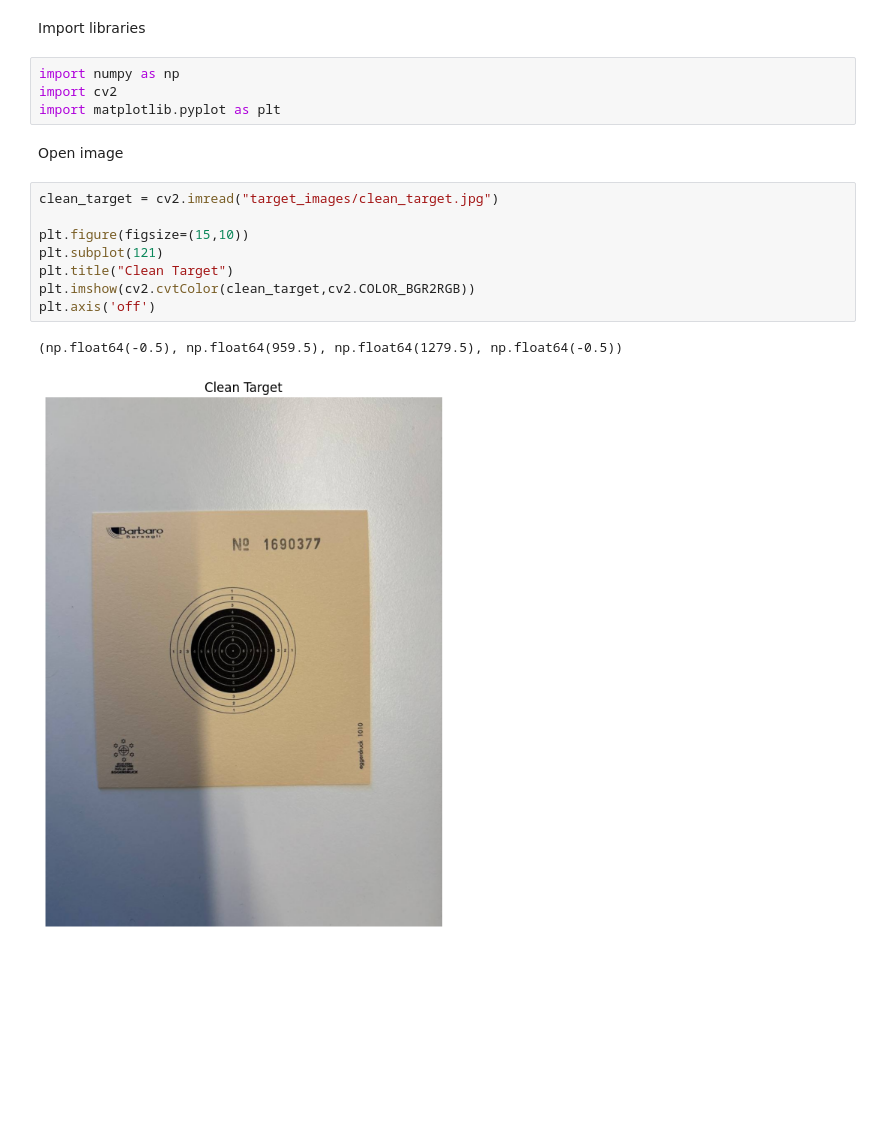
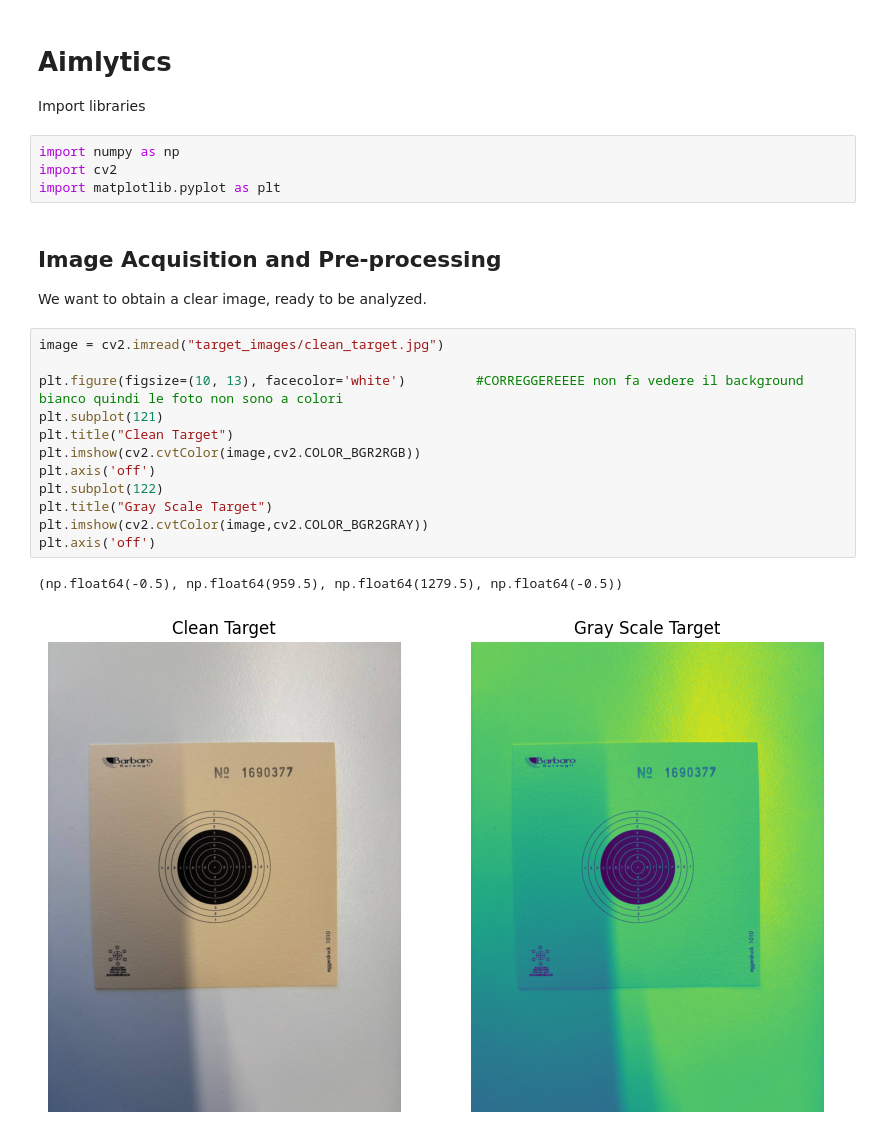
Before and after one commit to Allelallecialle/Aimlytics, a Jupyter notebook: aimlytics_notebook.ipynb, the cells around one changed output. Saved outputs shown, nothing was run; the diff lists cells and outputs as text; blank space fills up the shorter version.

```diff
--- a/aimlytics_notebook.ipynb
+++ b/aimlytics_notebook.ipynb
@@ -1,19 +1,27 @@
-# %% [markdown]
-Import libraries
+# %% [markdown]
+# Aimlytics
+
+
+Import libraries
 # %%
 import numpy as np
 import cv2
 import matplotlib.pyplot as plt
 # %% [markdown]
-Open image
+## Image Acquisition and Pre-processing
+We want to obtain a clear image, ready to be analyzed.
-# %%
-clean_target = cv2.imread("target_images/clean_target.jpg")
-
-plt.figure(figsize=(15,10))
-plt.subplot(121)
-plt.title("Clean Target")
-plt.imshow(cv2.cvtColor(clean_target,cv2.COLOR_BGR2RGB))
-plt.axis('off')
-# %% [output]
-(np.float64(-0.5), np.float64(959.5), np.float64(1279.5), np.float64(-0.5))
-[figure, removed]
+# %%
+image = cv2.imread("target_images/clean_target.jpg")
+
+plt.figure(figsize=(10, 13), facecolor='white')         #CORREGGEREEEE non fa vedere il background bianco quindi le foto non sono a colori
+plt.subplot(121)
+plt.title("Clean Target")
+plt.imshow(cv2.cvtColor(image,cv2.COLOR_BGR2RGB))
+plt.axis('off')
+plt.subplot(122)
+plt.title("Gray Scale Target")
+plt.imshow(cv2.cvtColor(image,cv2.COLOR_BGR2GRAY))
+plt.axis('off')
+# %% [output]
+(np.float64(-0.5), np.float64(959.5), np.float64(1279.5), np.float64(-0.5))
+[figure, added]
```
Also changed, not shown: parts of 4 cells of this notebook, 3 other files.
